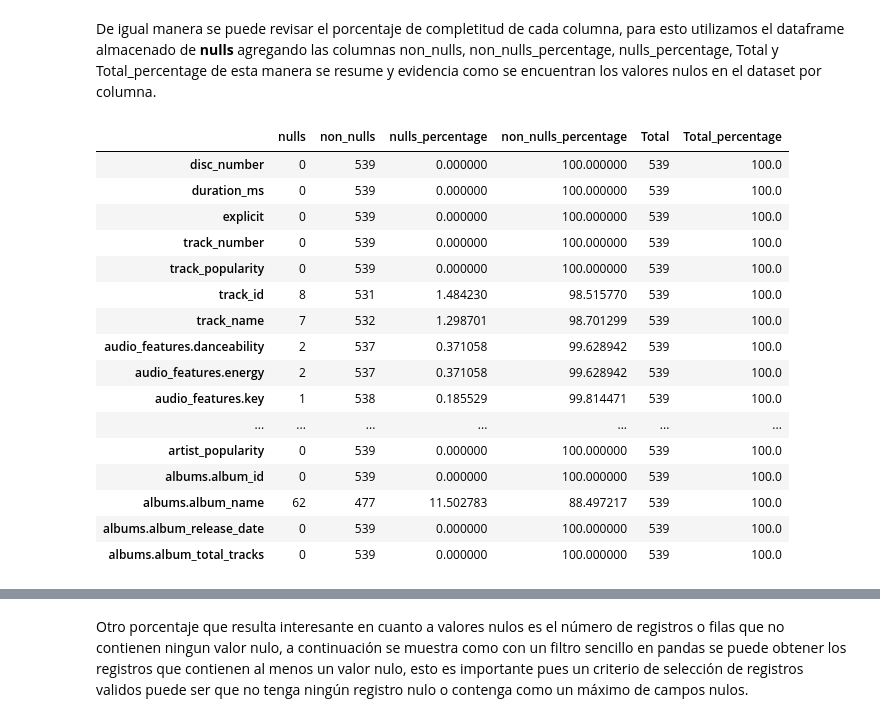
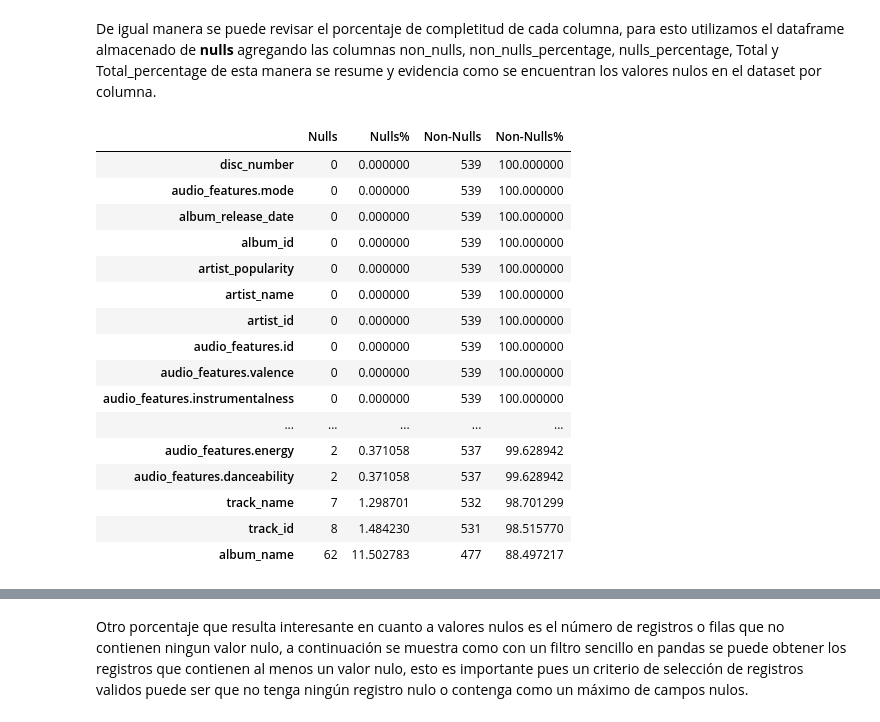
Before and after one commit to jhsilvaz13/Technical-test-R5, a Jupyter notebook: case.QA.taylor.spotify.api.report.completeness.ipynb, the cells around one changed output, grey strips where cells are left out. Saved outputs shown, nothing was run; the diff lists cells and outputs as text; code cells hidden in the pictures.

```diff
--- a/case.QA.taylor.spotify.api.report.completeness.ipynb
+++ b/case.QA.taylor.spotify.api.report.completeness.ipynb
@@ -126,27 +148,27 @@ Non nulls percentage: 99.39%
 # %% [markdown]
 De igual manera se puede revisar el porcentaje de completitud de cada columna, para esto utilizamos el dataframe almacenado de **nulls** agregando las columnas non_nulls, non_nulls_percentage, nulls_percentage, Total y Total_percentage de esta manera se resume y evidencia como se encuentran los valores nulos en el dataset por columna.
-# %%
-nulls['non_nulls']=df.notnull().sum()
-nulls['nulls_percentage']=nulls['nulls']/len(df)*100
-nulls['non_nulls_percentage']=nulls['non_nulls']/len(df)*100
-nulls['Total']=nulls['nulls']+nulls['non_nulls']
-nulls['Total_percentage']=nulls['Total']/len(df)*100
-nulls
-# %% [output]
-|  | nulls | non_nulls | nulls_percentage | non_nulls_percentage | Total | Total_percentage |
-| disc_number | 0 | 539 | 0.000000 | 100.000000 | 539 | 100.0 |
-| duration_ms | 0 | 539 | 0.000000 | 100.000000 | 539 | 100.0 |
-| explicit | 0 | 539 | 0.000000 | 100.000000 | 539 | 100.0 |
-| track_number | 0 | 539 | 0.000000 | 100.000000 | 539 | 100.0 |
-| track_popularity | 0 | 539 | 0.000000 | 100.000000 | 539 | 100.0 |
-| track_id | 8 | 531 | 1.484230 | 98.515770 | 539 | 100.0 |
-| track_name | 7 | 532 | 1.298701 | 98.701299 | 539 | 100.0 |
-| audio_features.danceability | 2 | 537 | 0.371058 | 99.628942 | 539 | 100.0 |
-| audio_features.energy | 2 | 537 | 0.371058 | 99.628942 | 539 | 100.0 |
-| audio_features.key | 1 | 538 | 0.185529 | 99.814471 | 539 | 100.0 |
-| ... | ... | ... | ... | ... | ... | ... |
-| artist_popularity | 0 | 539 | 0.000000 | 100.000000 | 539 | 100.0 |
-| albums.album_id | 0 | 539 | 0.000000 | 100.000000 | 539 | 100.0 |
-| albums.album_name | 62 | 477 | 11.502783 | 88.497217 | 539 | 100.0 |
-| albums.album_release_date | 0 | 539 | 0.000000 | 100.000000 | 539 | 100.0 |
-| albums.album_total_tracks | 0 | 539 | 0.000000 | 100.000000 | 539 | 100.0 |
+# %%
+nulls=df.isnull().sum().to_frame().rename(columns={0:'Nulls'})
+nulls['Nulls%']=nulls['Nulls']/len(df)*100
+nulls['Non-Nulls']=df.notnull().sum()
+nulls['Non-Nulls%']=nulls['Non-Nulls']/len(df)*100
+nulls=nulls.sort_values(by='Non-Nulls', ascending=False)
+nulls
+# %% [output]
+|  | Nulls | Nulls% | Non-Nulls | Non-Nulls% |
+| disc_number | 0 | 0.000000 | 539 | 100.000000 |
+| audio_features.mode | 0 | 0.000000 | 539 | 100.000000 |
+| album_release_date | 0 | 0.000000 | 539 | 100.000000 |
+| album_id | 0 | 0.000000 | 539 | 100.000000 |
+| artist_popularity | 0 | 0.000000 | 539 | 100.000000 |
+| artist_name | 0 | 0.000000 | 539 | 100.000000 |
+| artist_id | 0 | 0.000000 | 539 | 100.000000 |
+| audio_features.id | 0 | 0.000000 | 539 | 100.000000 |
+| audio_features.valence | 0 | 0.000000 | 539 | 100.000000 |
+| audio_features.instrumentalness | 0 | 0.000000 | 539 | 100.000000 |
+| ... | ... | ... | ... | ... |
+| audio_features.energy | 2 | 0.371058 | 537 | 99.628942 |
+| audio_features.danceability | 2 | 0.371058 | 537 | 99.628942 |
+| track_name | 7 | 1.298701 | 532 | 98.701299 |
+| track_id | 8 | 1.484230 | 531 | 98.515770 |
+| album_name | 62 | 11.502783 | 477 | 88.497217 |
```
Also changed, not shown: parts of 20 cells of this notebook.
